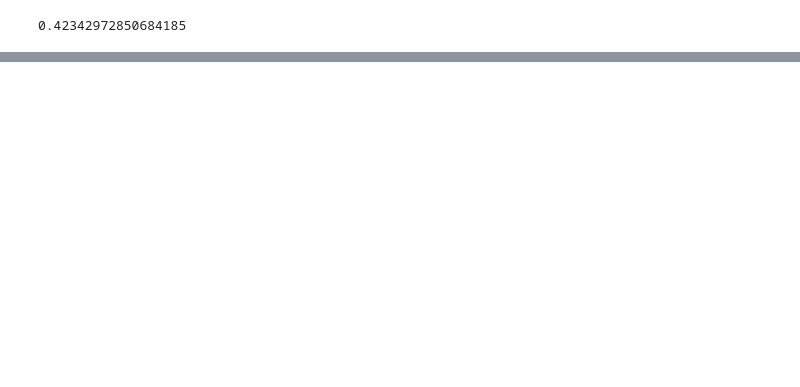
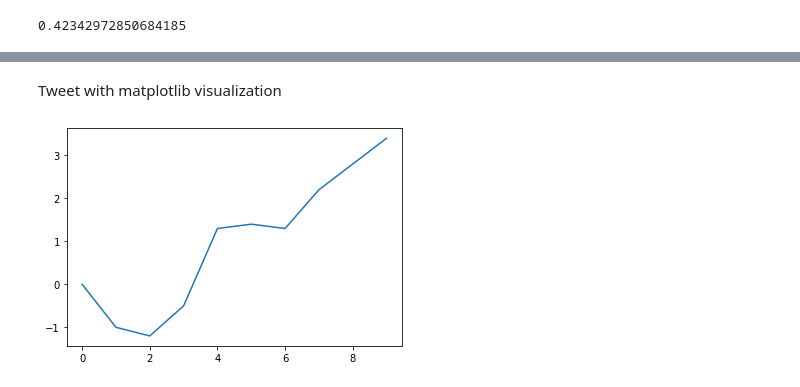
Before and after one commit to t0mm4rx/MACD-trading, a Jupyter notebook: notebooks/CCXT.ipynb, the cells around one changed output, grey strips where cells are left out. Cells and saved outputs as stored; diff of their text form; code cells hidden in the pictures; blank space fills up the shorter version.

```diff
--- a/notebooks/CCXT.ipynb
+++ b/notebooks/CCXT.ipynb
@@ -135,0 +186,11 @@ np.array(profits).mean()
+# %% [markdown]
+Tweet with matplotlib visualization
+# %%
+# Random matplotlib graph
+x = list(range(10))
+y = [0, -1, -1.2, -0.5, 1.3, 1.4, 1.3, 2.2, 2.8, 3.4]
+
+plt.plot(x, y)
+plt.savefig("/tmp/vis.png")
+# %% [output]
+[figure, added]
```
Also changed, not shown: parts of 18 cells of this notebook, 2 other files.
